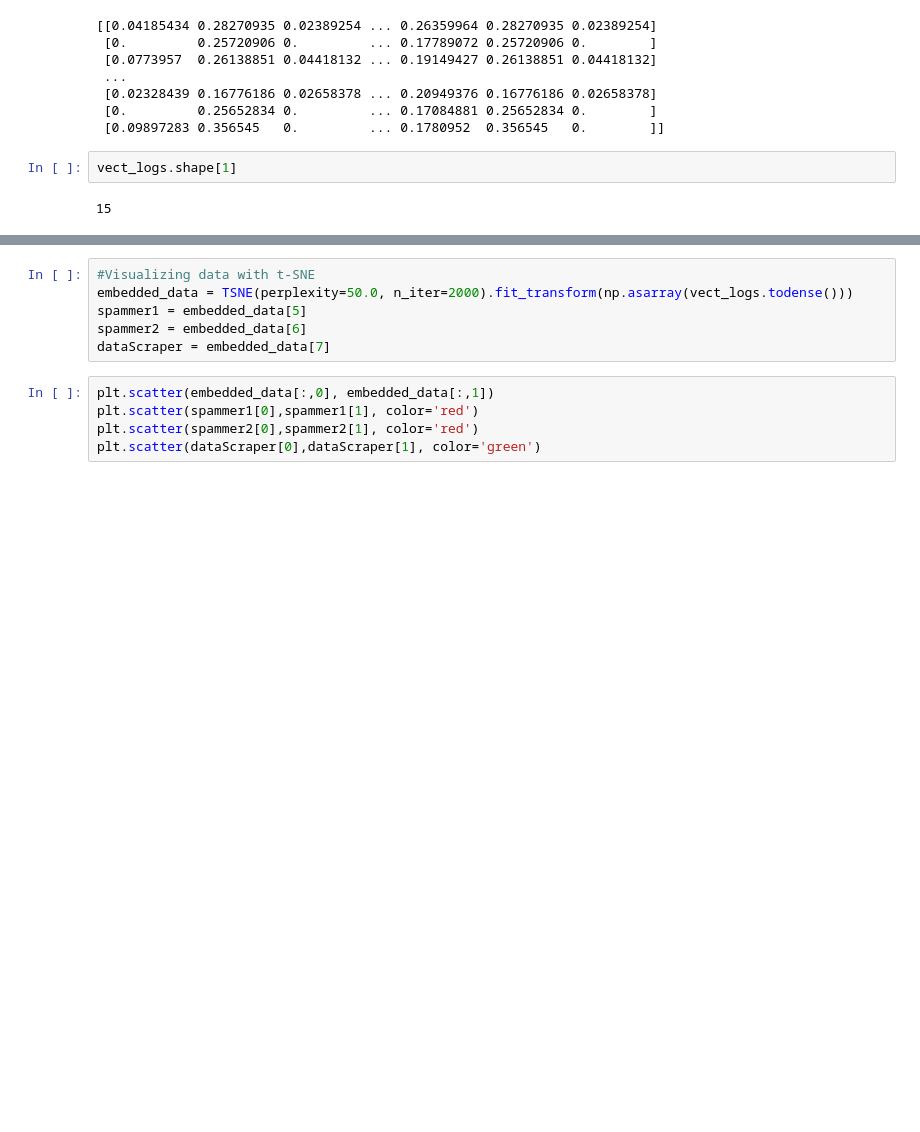
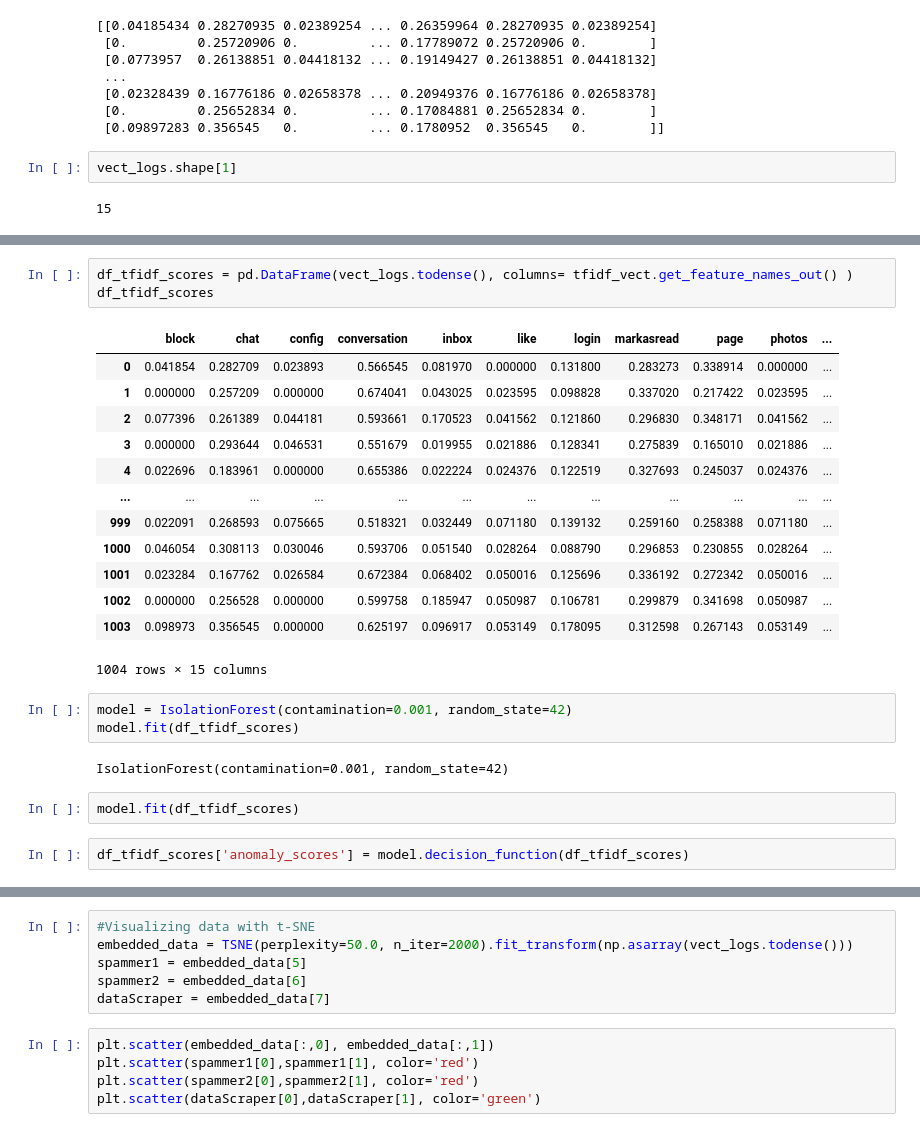
Before and after one commit to Request-analysis-ML/request-analyzer-model, a Jupyter notebook: score_based.ipynb, the cells around one changed output, grey strips where cells are left out. Saved outputs shown, nothing was run; the diff lists cells and outputs as text; blank space fills up the shorter version.

```diff
--- a/score_based.ipynb
+++ b/score_based.ipynb
@@ -151,0 +162,26 @@ df2.sort_values(by=["tfidf"], ascending=False)
+# %%
+df_tfidf_scores = pd.DataFrame(vect_logs.todense(), columns= tfidf_vect.get_feature_names_out() )
+df_tfidf_scores
+# %% [output]
+|  | block | chat | config | conversation | inbox | like | login | markasread | page | photos | ... |
+| 0 | 0.041854 | 0.282709 | 0.023893 | 0.566545 | 0.081970 | 0.000000 | 0.131800 | 0.283273 | 0.338914 | 0.000000 | ... |
+| 1 | 0.000000 | 0.257209 | 0.000000 | 0.674041 | 0.043025 | 0.023595 | 0.098828 | 0.337020 | 0.217422 | 0.023595 | ... |
+| 2 | 0.077396 | 0.261389 | 0.044181 | 0.593661 | 0.170523 | 0.041562 | 0.121860 | 0.296830 | 0.348171 | 0.041562 | ... |
+| 3 | 0.000000 | 0.293644 | 0.046531 | 0.551679 | 0.019955 | 0.021886 | 0.128341 | 0.275839 | 0.165010 | 0.021886 | ... |
+| 4 | 0.022696 | 0.183961 | 0.000000 | 0.655386 | 0.022224 | 0.024376 | 0.122519 | 0.327693 | 0.245037 | 0.024376 | ... |
+| ... | ... | ... | ... | ... | ... | ... | ... | ... | ... | ... | ... |
+| 999 | 0.022091 | 0.268593 | 0.075665 | 0.518321 | 0.032449 | 0.071180 | 0.139132 | 0.259160 | 0.258388 | 0.071180 | ... |
+| 1000 | 0.046054 | 0.308113 | 0.030046 | 0.593706 | 0.051540 | 0.028264 | 0.088790 | 0.296853 | 0.230855 | 0.028264 | ... |
+| 1001 | 0.023284 | 0.167762 | 0.026584 | 0.672384 | 0.068402 | 0.050016 | 0.125696 | 0.336192 | 0.272342 | 0.050016 | ... |
+| 1002 | 0.000000 | 0.256528 | 0.000000 | 0.599758 | 0.185947 | 0.050987 | 0.106781 | 0.299879 | 0.341698 | 0.050987 | ... |
+| 1003 | 0.098973 | 0.356545 | 0.000000 | 0.625197 | 0.096917 | 0.053149 | 0.178095 | 0.312598 | 0.267143 | 0.053149 | ... |
+1004 rows × 15 columns
+# %%
+model = IsolationForest(contamination=0.001, random_state=42)
+model.fit(df_tfidf_scores)
+# %% [output]
+IsolationForest(contamination=0.001, random_state=42)
+# %%
+model.fit(df_tfidf_scores)
+# %%
+df_tfidf_scores['anomaly_scores'] = model.decision_function(df_tfidf_scores)
```
Also changed, not shown: parts of 5 cells of this notebook.
